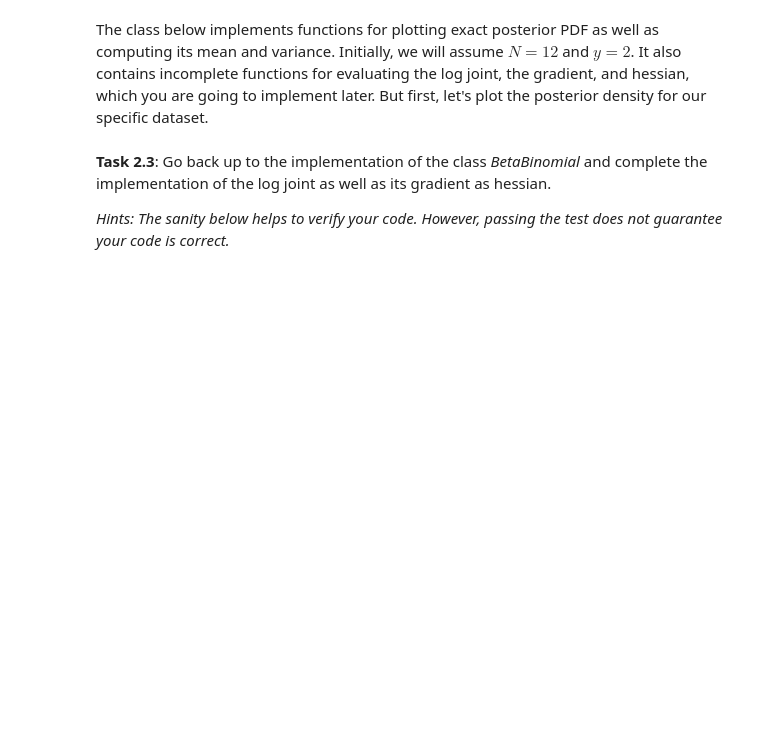
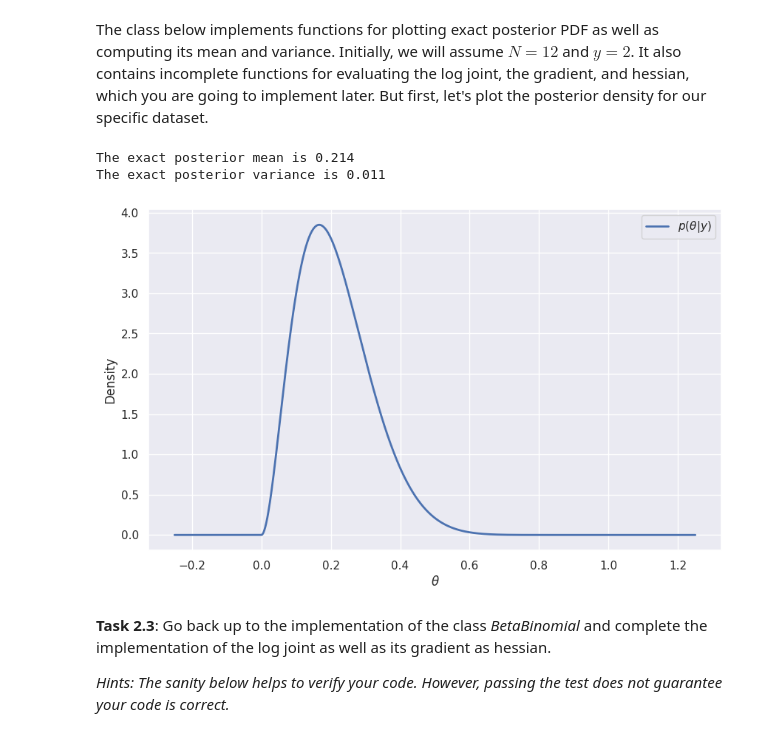
Before and after one commit to Neismo/Notes, a Jupyter notebook: BayesianML_CODE/ex4_handout.ipynb, the cells around one changed output. Cells and saved outputs as stored; diff of their text form; code cells hidden in the pictures; blank space fills up the shorter version.

```diff
--- a/BayesianML_CODE/ex4_handout.ipynb
+++ b/BayesianML_CODE/ex4_handout.ipynb
@@ -328,36 +417,40 @@ class BetaBinomial(object):
         return self.alpha*self.beta/((self.alpha+self.beta)**2*(self.alpha+self.beta+1))
 
     def pdf(self, theta):
         return beta_dist.pdf(theta, self.alpha, self.beta)
 
     def log_joint(self, theta_):
         """ evaluates and return the log joint p(y, theta_) """
-        return <insert code here>
+        return (self.y + self.alpha0 - 1) * jnp.log(theta_) + (self.N - self.y + self.beta0 - 1) * jnp.log(1 - theta_)
 
     def grad(self, theta_):
         """ evaluates and return the gradient of the log joint p(y, theta) write to theta evaluated at theta_ """
-        return <insert code here>
+        return (self.y + self.alpha0 - 1) / theta_ - (self.N - self.y + self.beta0 - 1) / (1 - theta_)
 
     def hessian(self, theta_):
         """ evaluates and return the hessian of the log joint p(y, theta) write to theta evaluated at theta_ """
-        return <insert code here>
+        return -(self.y + self.alpha0 - 1) / theta_ ** 2 - (self.N - self.y + self.beta0 - 1) / (1 - theta_)**2
 
 
 # specify data and instantiate model
 N = 12
 y = 2
 model = BetaBinomial(y, N)
 
 # plot exact posterior density
 theta_grid = jnp.linspace(-0.25, 1.25, 1000)
 fig, ax = plt.subplots(1, 1, figsize=(10, 6))
 ax.plot(theta_grid, model.pdf(theta_grid), label='$p(\\theta|y)$', linewidth=2)
 ax.set(xlabel='$\\theta$', ylabel='Density')
 ax.legend()
 
 # report exact posterior mean and variance
 print(f'The exact posterior mean is {model.posterior_mean:4.3f}')
 print(f'The exact posterior variance is {model.posterior_variance:4.3f}')
+# %% [output]
+The exact posterior mean is 0.214
+The exact posterior variance is 0.011
+[figure, added]
 # %% [markdown]
 **Task 2.3**: Go back up to the implementation of the class *BetaBinomial* and complete the implementation of the log joint as well as its gradient as hessian.
 
```
Also changed, not shown: parts of 19 cells of this notebook, 14 other files.
